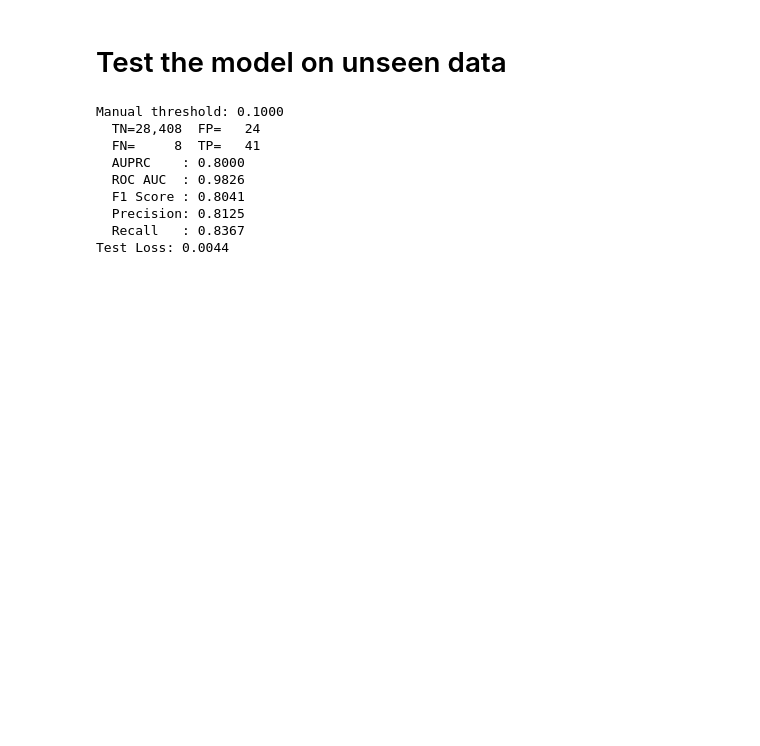
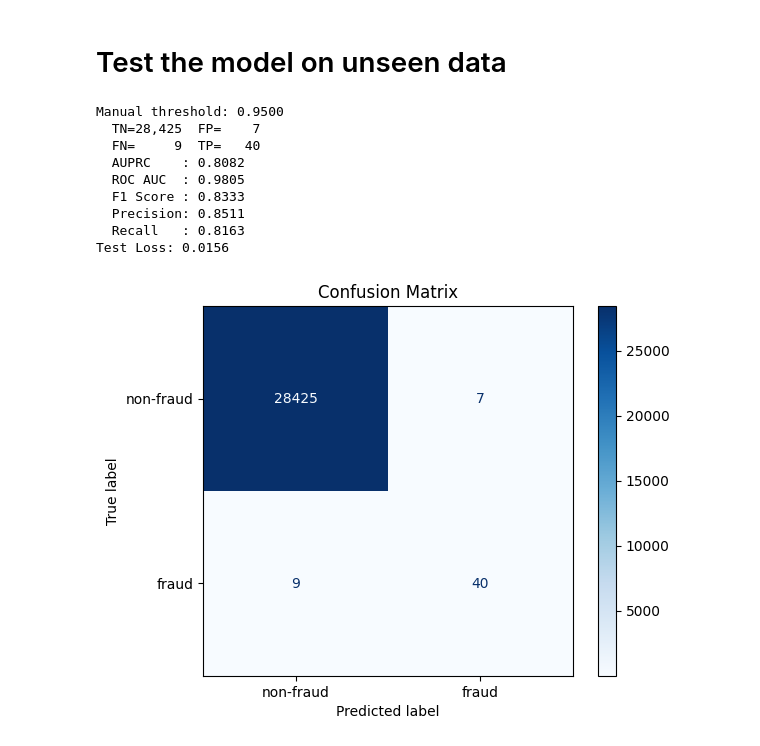
Before and after one commit to killerdolp/Deep-Learning-50.039, a Jupyter notebook: modelfromscratch.ipynb, the cells around one changed output. Cells and saved outputs as stored; diff of their text form; code cells hidden in the pictures; blank space fills up the shorter version.

```diff
--- a/modelfromscratch.ipynb
+++ b/modelfromscratch.ipynb
@@ -374,50 +365,57 @@ outputs_test = test_labels
 # %% [markdown]
 # Test the model on unseen data
 # %%
-from sklearn.metrics import confusion_matrix, roc_auc_score
+from sklearn.metrics import confusion_matrix, ConfusionMatrixDisplay, roc_auc_score
 
 # Manually set the decision threshold here.
-manual_threshold = 0.1
+manual_threshold = 0.95
 
 test_inputs_manual = torch.as_tensor(test_inputs, dtype=torch.float32, device=device)
 test_labels_manual = torch.as_tensor(test_labels, dtype=torch.float32, device=device).reshape(-1, 1)
 
 model.eval()
 with torch.no_grad():
     manual_logits = model(test_inputs_manual)
 
 manual_probs = torch.sigmoid(manual_logits)
 manual_true = test_labels_manual.int()
 
-manual_f1 = BinaryF1Score().to(device)(manual_probs, manual_true).item()
-manual_precision = BinaryPrecision().to(device)(manual_probs, manual_true).item()
+manual_f1 = BinaryF1Score(threshold=manual_threshold).to(device)(manual_probs, manual_true).item()
+manual_precision = BinaryPrecision(threshold=manual_threshold).to(device)(manual_probs, manual_true).item()
 manual_recall = BinaryRecall(threshold=manual_threshold).to(device)(manual_probs, manual_true).item()
 manual_auprc = BinaryAveragePrecision().to(device)(manual_probs, manual_true).item()
 
 manual_true_cpu = manual_true.cpu().numpy().ravel()
 manual_prob_cpu = manual_probs.cpu().numpy().ravel()
 manual_pred_cpu = (manual_probs >= manual_threshold).int().cpu().numpy().ravel()
 manual_cm = confusion_matrix(manual_true_cpu, manual_pred_cpu)
 manual_roc_auc = roc_auc_score(manual_true_cpu, manual_prob_cpu)
 
 print(f"Manual threshold: {manual_threshold:.4f}")
 print(f"  TN={manual_cm[0,0]:>6,}  FP={manual_cm[0,1]:>5,}")
 print(f"  FN={manual_cm[1,0]:>6,}  TP={manual_cm[1,1]:>5,}")
 print(f"  AUPRC    : {manual_auprc:.4f}")
 print(f"  ROC AUC  : {manual_roc_auc:.4f}")
 print(f"  F1 Score : {manual_f1:.4f}")
 print(f"  Precision: {manual_precision:.4f}")
 print(f"  Recall   : {manual_recall:.4f}")
 
 manual_loss = model.loss_fn(manual_logits, test_labels_manual).item()
 print(f"Test Loss: {manual_loss:.4f}")
+
+disp = ConfusionMatrixDisplay(confusion_matrix=manual_cm, display_labels=["non-fraud", "fraud"])
+disp.plot(cmap="Blues", values_format="d")
+plt.title("Confusion Matrix")
+plt.grid(False)
+plt.show()
 # %% [output]
-Manual threshold: 0.1000
-  TN=28,408  FP=   24
-  FN=     8  TP=   41
-  AUPRC    : 0.8000
-  ROC AUC  : 0.9826
-  F1 Score : 0.8041
-  Precision: 0.8125
-  Recall   : 0.8367
-Test Loss: 0.0044
+Manual threshold: 0.9500
+  TN=28,425  FP=    7
+  FN=     9  TP=   40
+  AUPRC    : 0.8082
+  ROC AUC  : 0.9805
+  F1 Score : 0.8333
+  Precision: 0.8511
+  Recall   : 0.8163
+Test Loss: 0.0156
+[figure, added]
```
Also changed, not shown: parts of 5 cells of this notebook.
